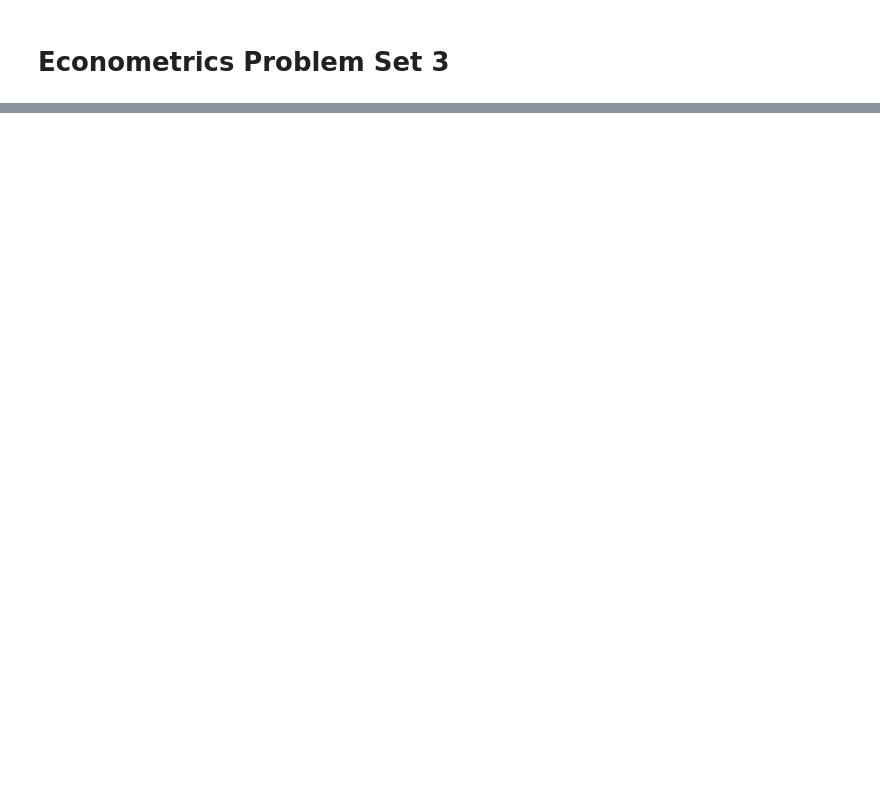
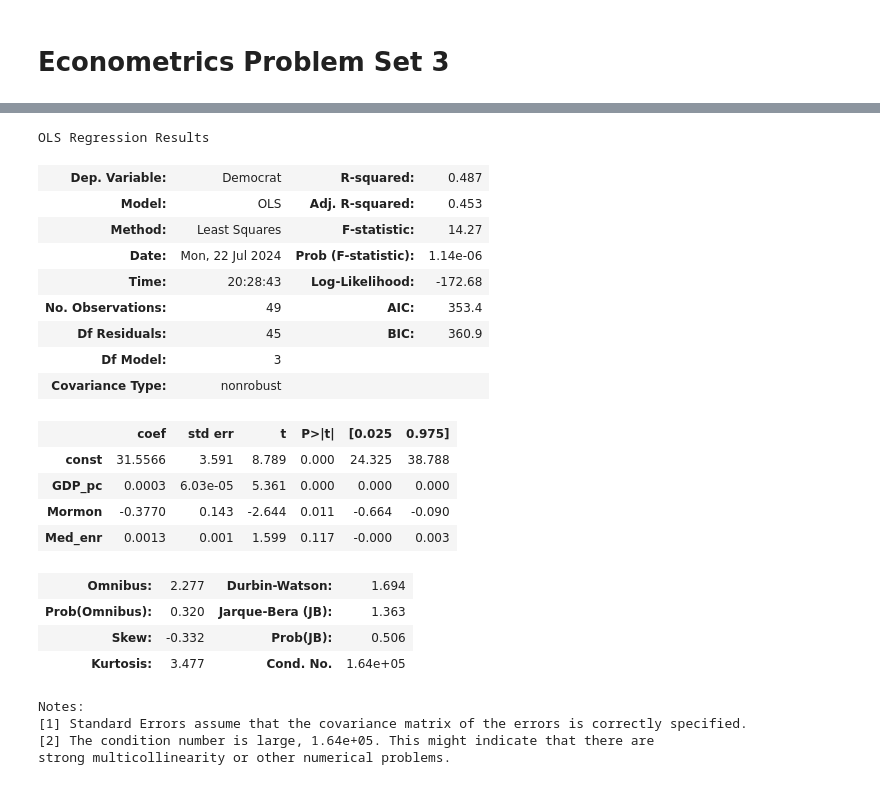
Before and after one commit to tomdoris/Econometrics_Problem-Set-3, a Jupyter notebook: Econometrics undergrad_Problem set 3.ipynb, the cells around one changed output, grey strips where cells are left out. Drawn from its saved outputs; the diff is of its cells as text; code cells hidden in the pictures; blank space fills up the shorter version.

```diff
--- a/Econometrics undergrad_Problem set 3.ipynb
+++ b/Econometrics undergrad_Problem set 3.ipynb
@@ -15,0 +92,32 @@ PermissionError: [Errno 13] Permission denied: 'C:\\Users\\tomdo\\Documents\\Pyt
+# %%
+df = df[["GDP_pc", "Mormon", "Med_enr", "Democrat"]]
+df = df.dropna()
+x , y = df[["GDP_pc", "Mormon", "Med_enr"]], df["Democrat"]
+x = sm.add_constant(x)
+model = sm.OLS(y, x)
+results = model.fit()
+results.summary()
+# %% [output]
+OLS Regression Results
+| Dep. Variable: | Democrat | R-squared: | 0.487 |
+| Model: | OLS | Adj. R-squared: | 0.453 |
+| Method: | Least Squares | F-statistic: | 14.27 |
+| Date: | Mon, 22 Jul 2024 | Prob (F-statistic): | 1.14e-06 |
+| Time: | 20:28:43 | Log-Likelihood: | -172.68 |
+| No. Observations: | 49 | AIC: | 353.4 |
+| Df Residuals: | 45 | BIC: | 360.9 |
+| Df Model: | 3 |  |  |
+| Covariance Type: | nonrobust |  |  |
+|  | coef | std err | t | P>|t| | [0.025 | 0.975] |
+| const | 31.5566 | 3.591 | 8.789 | 0.000 | 24.325 | 38.788 |
+| GDP_pc | 0.0003 | 6.03e-05 | 5.361 | 0.000 | 0.000 | 0.000 |
+| Mormon | -0.3770 | 0.143 | -2.644 | 0.011 | -0.664 | -0.090 |
+| Med_enr | 0.0013 | 0.001 | 1.599 | 0.117 | -0.000 | 0.003 |
+| Omnibus: | 2.277 | Durbin-Watson: | 1.694 |
+| Prob(Omnibus): | 0.320 | Jarque-Bera (JB): | 1.363 |
+| Skew: | -0.332 | Prob(JB): | 0.506 |
+| Kurtosis: | 3.477 | Cond. No. | 1.64e+05 |
+Notes:
+[1] Standard Errors assume that the covariance matrix of the errors is correctly specified.
+[2] The condition number is large, 1.64e+05. This might indicate that there are
+strong multicollinearity or other numerical problems.
```
Also changed, not shown: parts of 17 cells of this notebook.
